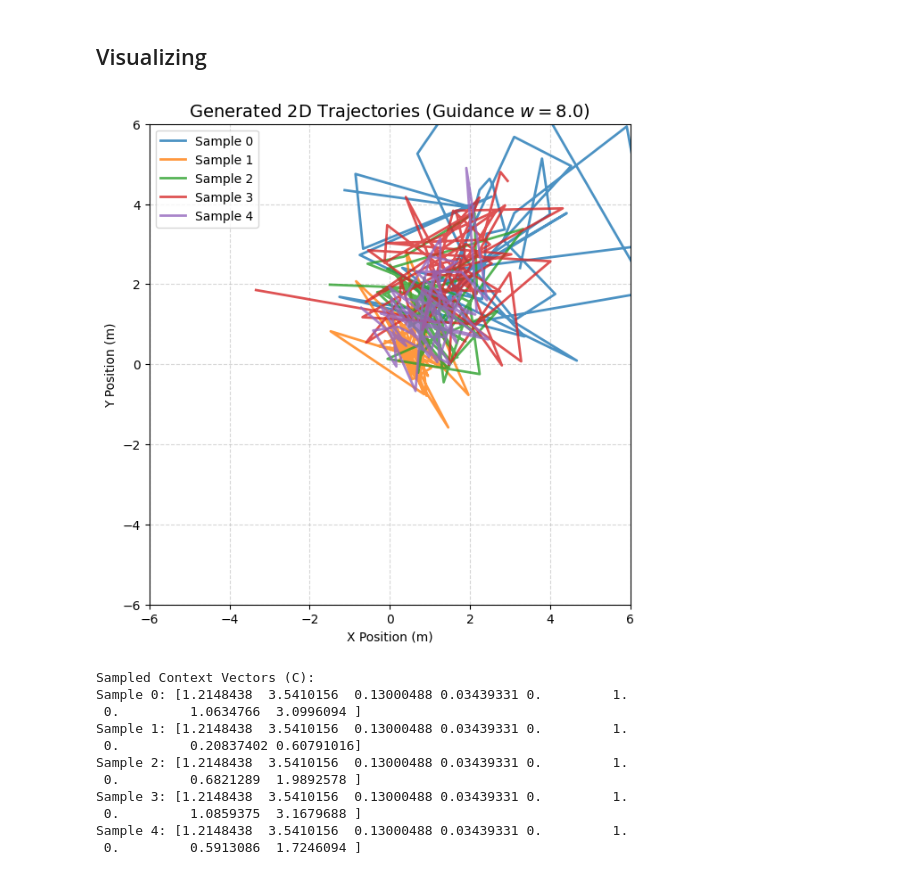
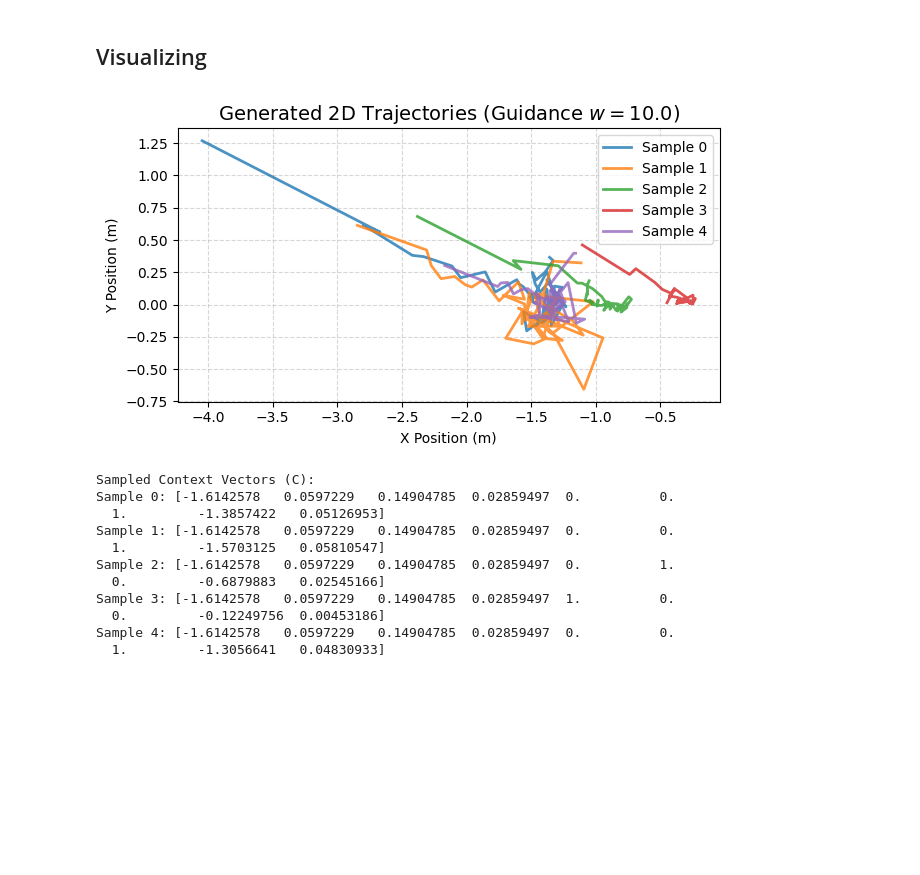
Before and after one commit to lyDevper/TCFM-Training-Model, a Jupyter notebook: TCFM_from_lab_three.ipynb, the cells around one changed output. Drawn from its saved outputs; the diff is of its cells as text; code cells hidden in the pictures; blank space fills up the shorter version.

```diff
--- a/TCFM_from_lab_three.ipynb
+++ b/TCFM_from_lab_three.ipynb
@@ -566,7 +566,9 @@ def load_npz_to_dataframe(filename: str, include_targets: bool = True):
 
     return df
 
-poseTraject_df = load_npz_to_dataframe("pose_traject_dataset_2000x50_0.npz")
+#poseTraject_df = load_npz_to_dataframe("pose_traject_dataset_2000x50_0.npz")
+poseTraject_df = load_npz_to_dataframe("vec_traject_dataset_1M.npz")
+poseTraject_df = poseTraject_df.head(500000)
 print(poseTraject_df.head())
 # %% [output]
    s_goal_x  s_goal_y  s_goal_z   v_const     accel  q_init_x  q_init_y  \
@@ -1124,17 +1126,17 @@ path = GaussianConditionalProbabilityPath(
 # 2. Initialize the 1D U-Net model (PoseTrajectUNet)
 # Replaces MNISTUNet; internal layers must be nn.Conv1d and nn.BatchNorm1d [3, 6]
 unet = PoseTrajectUNet(
-    channels = [2, 64, 128, 256],  # Feature map channels
+    channels = [2, 32, 64, 128],  # Feature map channels
     num_residual_layers = 2,
     t_embed_dim = 40,
-    y_embed_dim = 64           # nn.Linear(9, y_embed_dim) will process the 9-scalar context C [3, 9]
+    y_embed_dim = 12           # nn.Linear(9, y_embed_dim) will process the 9-scalar context C [3, 92
 )
 
 # 3. Initialize trainer with Classifier-Free Guidance (CFG)
 # eta is the probability of replacing the 9-scalar context C with a null zero vector [10, 11]
-trainer = CFGTrainer(path = path, model = unet, eta=0.1)
+trainer = CFGTrainer(path = path, model = unet, eta=0.05)
 
 # 4. Train!
 # The core objective regresses predicted velocity against the analytical field for 100-dim vectors [12, 13]
-trainer.train(num_epochs = 500, device=device, lr=8e-4, batch_size=250)
+trainer.train(num_epochs = 15000, device=device, lr=8e-4, batch_size=400)
 # %% [output]
@@ -1214,8 +1217,8 @@ plt.show()
 # %%
 # 1. Configuration
 num_samples = 5           # Number of trajectories to generate
-num_simulation_steps = 50 # Integration steps for the Euler solver
-w = 8.0                   # Single guidance scale (Higher w ensures physical adherence) [1, 2]
+num_simulation_steps = 100 # Integration steps for the Euler solver
+w = 10.0                   # Single guidance scale (Higher w ensures physical adherence) [1, 2]
 
 # 2. Sample random values from your context dataset
 # Picks existing physical constraints to guide the generation [3]
@@ -1230,44 +1233,44 @@ simulator = EulerSimulator(ode)
 
 # 4. Sample initial Gaussian noise
 # Noise must match the Action Vector shape: (bs, 2, 50) [1, 7]
 x0, _ = path.p_simple.sample(num_samples)
 
 # 5. Simulate the flow from noise (τ=0) to data (τ=1)
 # ts must be expanded to (bs, nts, 1, 1) for 1D trajectory broadcasting [8, 9]
 ts = torch.linspace(0, 1, num_simulation_steps).view(1, -1, 1, 1).expand(num_samples, -1, 1, 1).to(device)
 x1 = simulator.simulate(x0, ts, y=y) # Final trajectory shape: (num_samples, 2, 50) [10]
 
 # 6. Visualize the generated (x, y) spatial paths
 fig, ax = plt.subplots(figsize=(7, 7))
 for i in range(num_samples):
     traj = x1[i].cpu().numpy() # Shape: (2, 50)
     ax.plot(traj[0, :], traj[1, :], alpha=0.8, linewidth=2, label=f"Sample {i}")
 
 # Formatting for spatial awareness (within defined [-6, 6] meter range) [9, 11]
 ax.set_title(f"Generated 2D Trajectories (Guidance $w={w:.1f}$)", fontsize=14)
 ax.set_xlabel("X Position (m)")
 ax.set_ylabel("Y Position (m)")
-ax.set_xlim(-6, 6)
-ax.set_ylim(-6, 6)
+#ax.set_xlim(-6, 6)
+#ax.set_ylim(-6, 6)
 ax.grid(True, linestyle='--', alpha=0.5)
 ax.set_aspect('equal')
 ax.legend()
 plt.show()
 
 # print each context in y
 print("Sampled Context Vectors (C):")
 for i in range(num_samples):
     print(f"Sample {i}: {y[i].cpu().numpy()}")
 # %% [output]
-[figure, old version]
+[figure, new version]
 Sampled Context Vectors (C):
-Sample 0: [1.2148438  3.5410156  0.13000488 0.03439331 0.         1.
- 0.         1.0634766  3.0996094 ]
-Sample 1: [1.2148438  3.5410156  0.13000488 0.03439331 0.         1.
- 0.         0.20837402 0.60791016]
-Sample 2: [1.2148438  3.5410156  0.13000488 0.03439331 0.         1.
- 0.         0.6821289  1.9892578 ]
-Sample 3: [1.2148438  3.5410156  0.13000488 0.03439331 0.         1.
- 0.         1.0859375  3.1679688 ]
-Sample 4: [1.2148438  3.5410156  0.13000488 0.03439331 0.         1.
- 0.         0.5913086  1.7246094 ]
+Sample 0: [-1.6142578   0.0597229   0.14904785  0.02859497  0.          0.
+  1.         -1.3857422   0.05126953]
+Sample 1: [-1.6142578   0.0597229   0.14904785  0.02859497  0.          0.
+  1.         -1.5703125   0.05810547]
+Sample 2: [-1.6142578   0.0597229   0.14904785  0.02859497  0.          1.
+  0.         -0.6879883   0.02545166]
+Sample 3: [-1.6142578   0.0597229   0.14904785  0.02859497  1.          0.
+  0.         -0.12249756  0.00453186]
+Sample 4: [-1.6142578   0.0597229   0.14904785  0.02859497  0.          0.
+  1.         -1.3056641   0.04830933]
```
Also changed, not shown: parts of 9 cells of this notebook, 2 other files.
